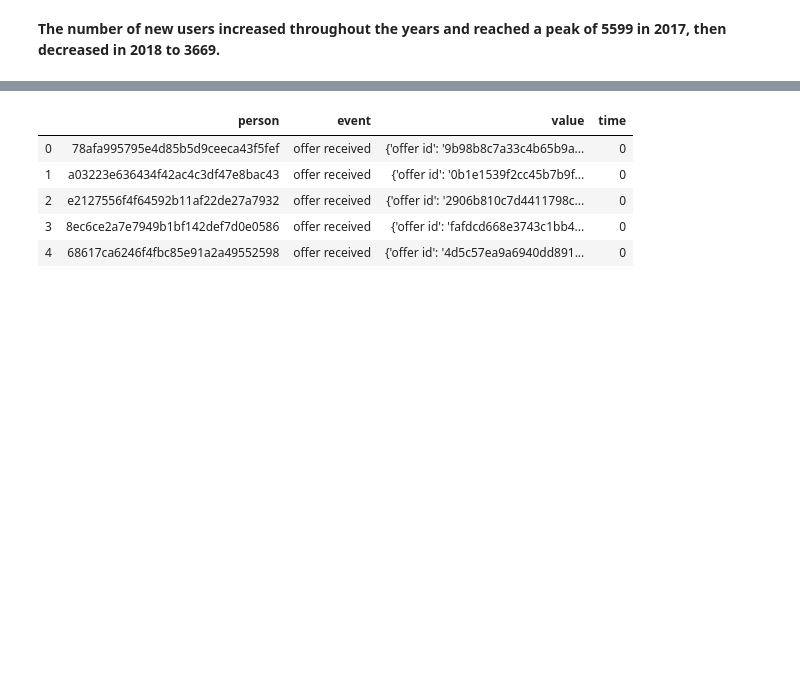
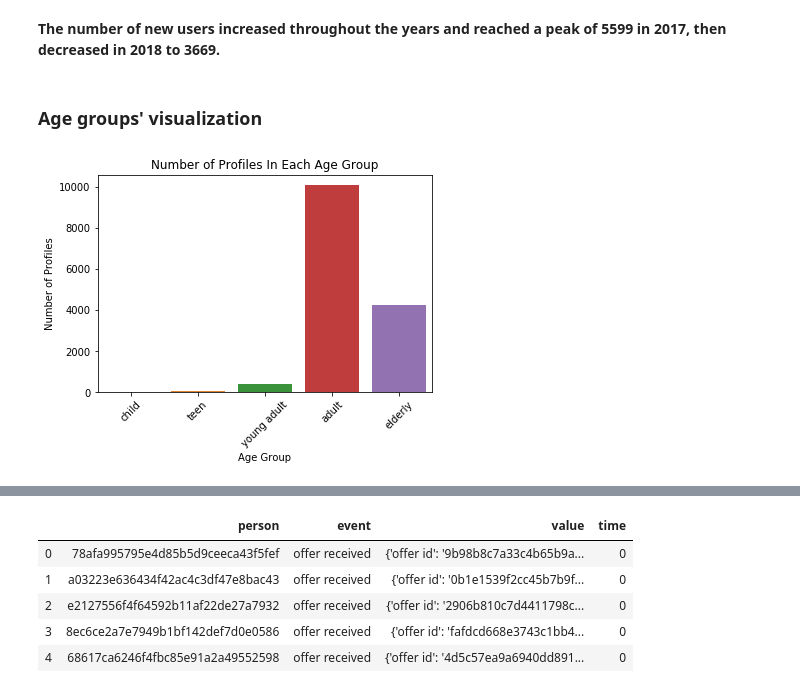
Before and after one commit to asmaHelmy/Starbucks-Challenge, a Jupyter notebook: StarbucksChallenge.ipynb, the cells around one changed output, grey strips where cells are left out. Cells and saved outputs as stored; diff of their text form; code cells hidden in the pictures; blank space fills up the shorter version.

```diff
--- a/StarbucksChallenge.ipynb
+++ b/StarbucksChallenge.ipynb
@@ -387,2 +455,13 @@ Text(0.5, 1.0, 'New users per year')
 # %% [markdown]
 **The number of new users increased throughout the years and reached a peak of 5599 in 2017, then decreased in 2018 to 3669.**
+# %% [markdown]
+### Age groups' visualization
+# %%
+sns.countplot(x='age_group', data=profile)
+plt.title('Number of Profiles In Each Age Group')
+plt.ylabel('Number of Profiles')
+plt.xlabel('Age Group')
+plt.xticks(rotation = 45)
+plt.show()
+# %% [output]
+[figure, added]
```
Also changed, not shown: parts of 180 cells of this notebook.
